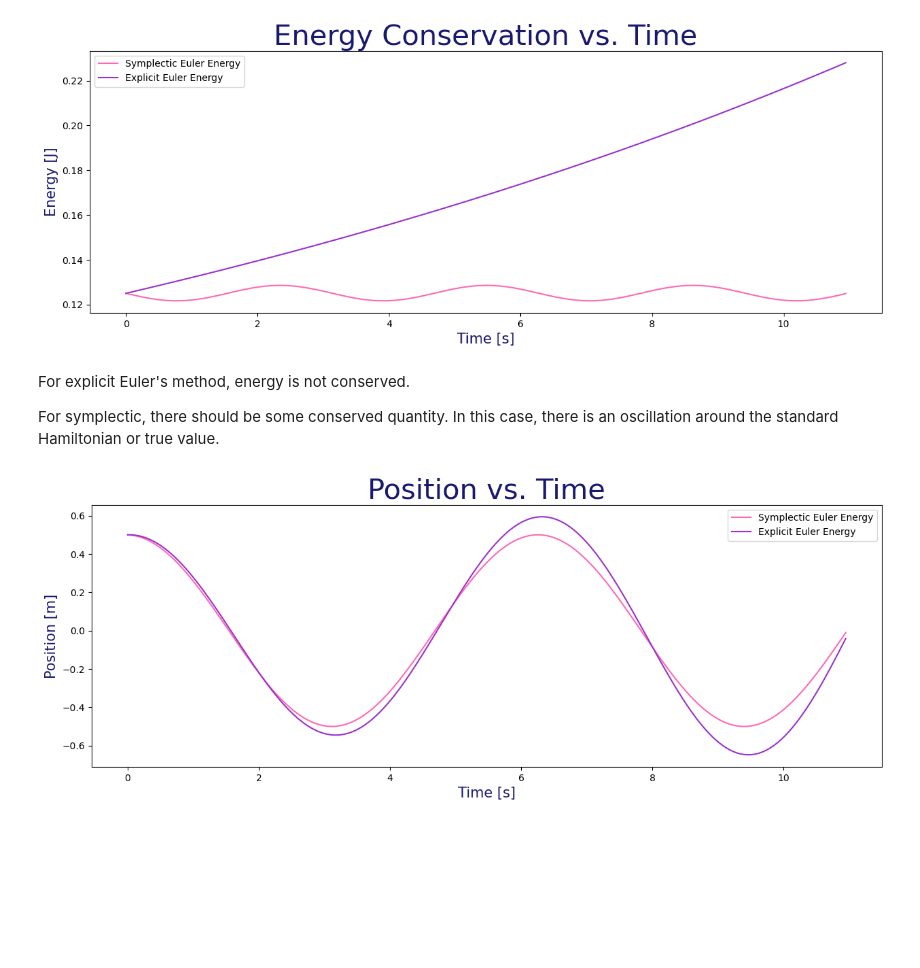
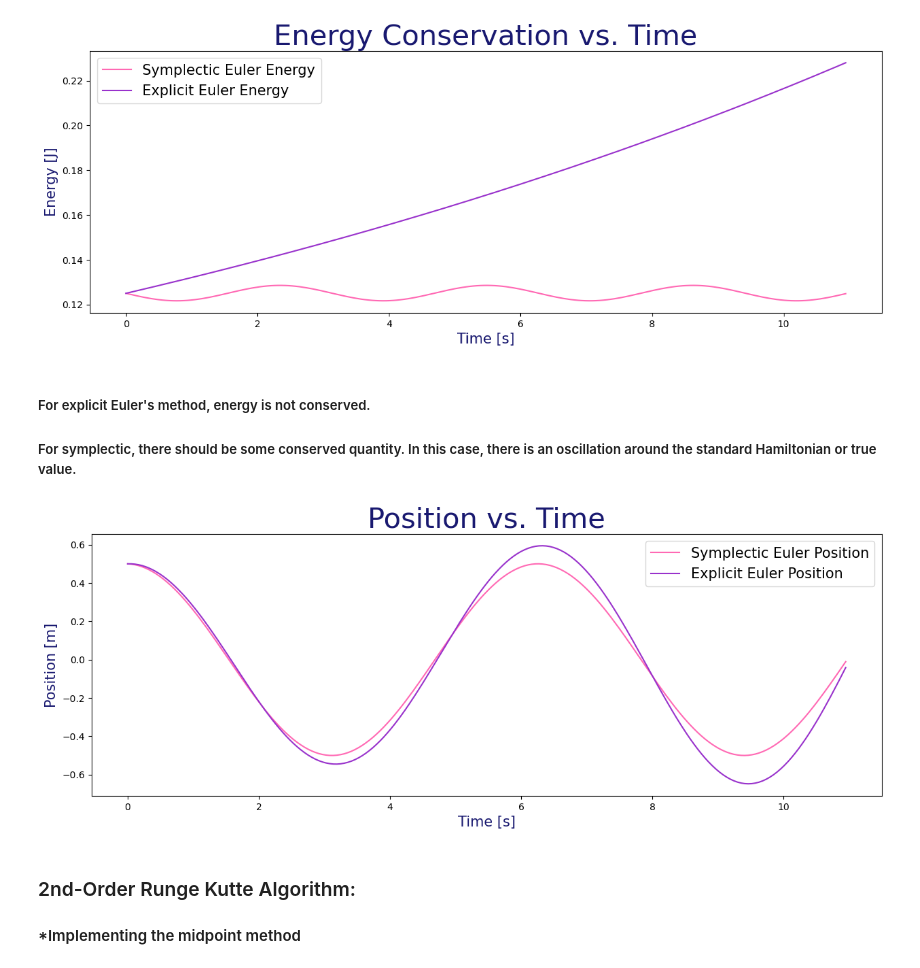
Before and after one commit to lsdun/PHY607-Spring9-16, a Jupyter notebook: spring_oscillator.ipynb, the cells around one changed output. Saved outputs shown, nothing was run; the diff lists cells and outputs as text; code cells hidden in the pictures; blank space fills up the shorter version.

```diff
--- a/spring_oscillator.ipynb
+++ b/spring_oscillator.ipynb
@@ -75,29 +77,33 @@ E_exp = energy(x_exp, v_exp)
 # %%
 # plot energy vs. time
 plt.figure(figsize=(15,5))
 plt.plot(t_vals, E_symp, label="Symplectic Euler Energy", color="hotpink")
 plt.plot(t_vals, E_exp, label="Explicit Euler Energy", color="darkorchid")
 plt.xlabel("Time [s]", fontsize=15, color="midnightblue")
 plt.ylabel("Energy [J]", fontsize=15, color="midnightblue")
 plt.title("Energy Conservation vs. Time", fontsize=30, color="midnightblue")
-plt.legend()
+plt.legend(fontsize=15)
+plt.savefig("Energy.png")
 plt.show()
 # %% [output]
-[figure, old version]
+[figure, new version]
 # %% [markdown]
-For explicit Euler's method, energy is not conserved.
+##### For explicit Euler's method, energy is not conserved.
 
-For symplectic, there should be some conserved quantity.
-In this case, there is an oscillation around the standard Hamiltonian or true value.
+##### For symplectic, there should be some conserved quantity. In this case, there is an oscillation around the standard Hamiltonian or true value.
 # %%
 # plot position vs. time
 plt.figure(figsize=(15,5))
-plt.plot(t_vals, x_symp, label="Symplectic Euler Energy", color="hotpink")
-plt.plot(t_vals, x_exp, label="Explicit Euler Energy", color="darkorchid")
+plt.plot(t_vals, x_symp, label="Symplectic Euler Position", color="hotpink")
+plt.plot(t_vals, x_exp, label="Explicit Euler Position", color="darkorchid")
 plt.xlabel("Time [s]", fontsize=15, color="midnightblue")
 plt.ylabel("Position [m]", fontsize=15, color="midnightblue")
 plt.title("Position vs. Time", fontsize=30, color="midnightblue")
-plt.legend()
+plt.legend(fontsize=15)
+plt.savefig("Position.png")
 plt.show()
 # %% [output]
-[figure, old version]
+[figure, new version]
+# %% [markdown]
+### 2nd-Order Runge Kutte Algorithm:
+#### *Implementing the midpoint method
```
Also changed, not shown: parts of 7 cells of this notebook.
